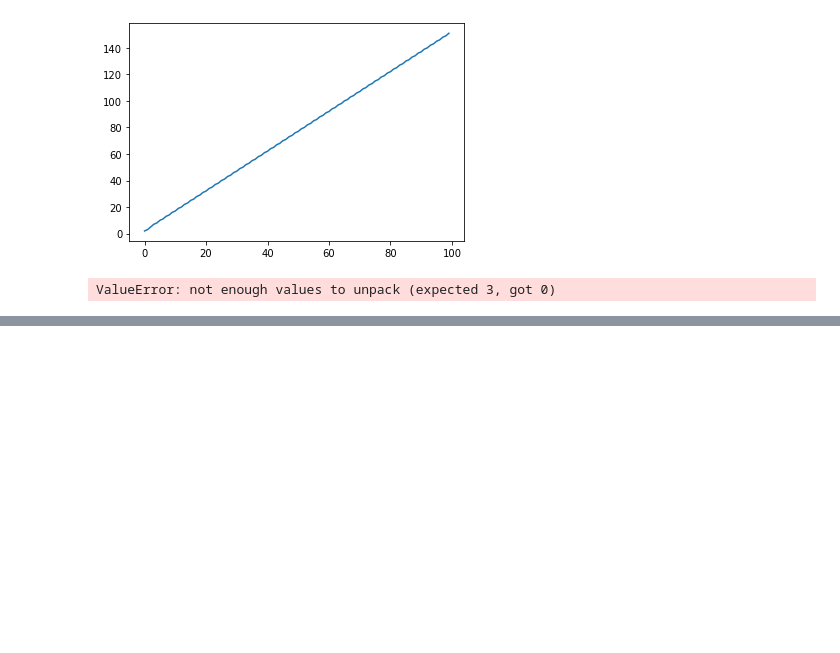
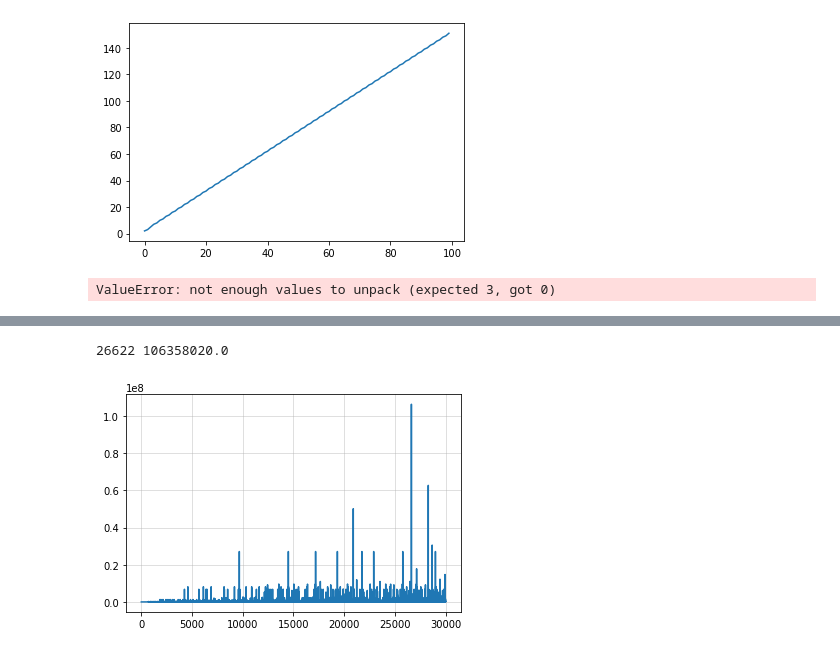
Before and after one commit to GuoYipeng279/algo, a Jupyter notebook: test.ipynb, the cells around one changed output, grey strips where cells are left out. Drawn from its saved outputs; the diff is of its cells as text; code cells hidden in the pictures; blank space fills up the shorter version.

```diff
--- a/test.ipynb
+++ b/test.ipynb
@@ -91,0 +117,5 @@ ValueError: not enough values to unpack (expected 3, got 0)
+# %%
+test(30000)
+# %% [output]
+26622 106358020.0
+[figure, added]
```
Also changed, not shown: parts of 4 cells of this notebook, 20 other files.
